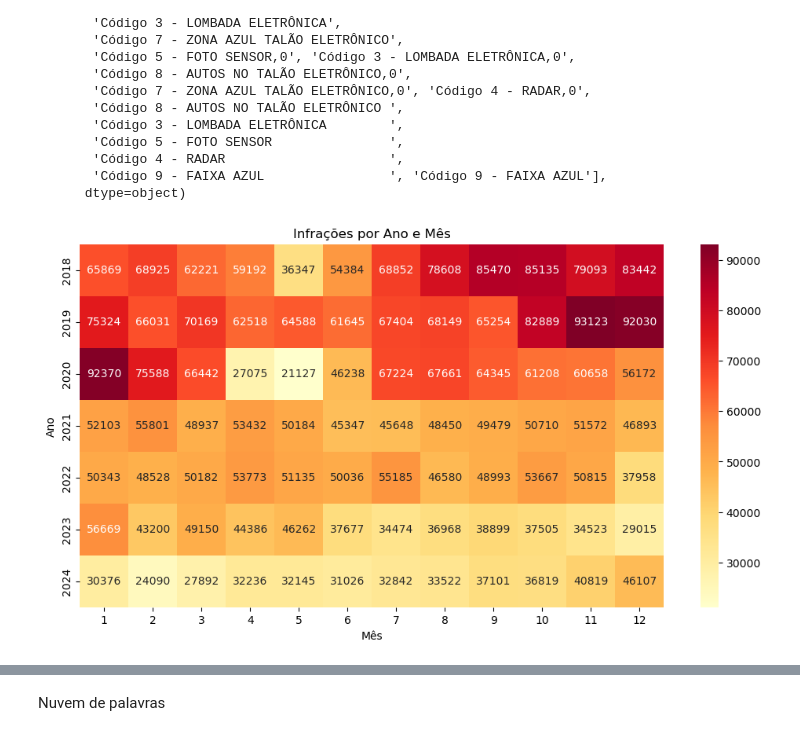
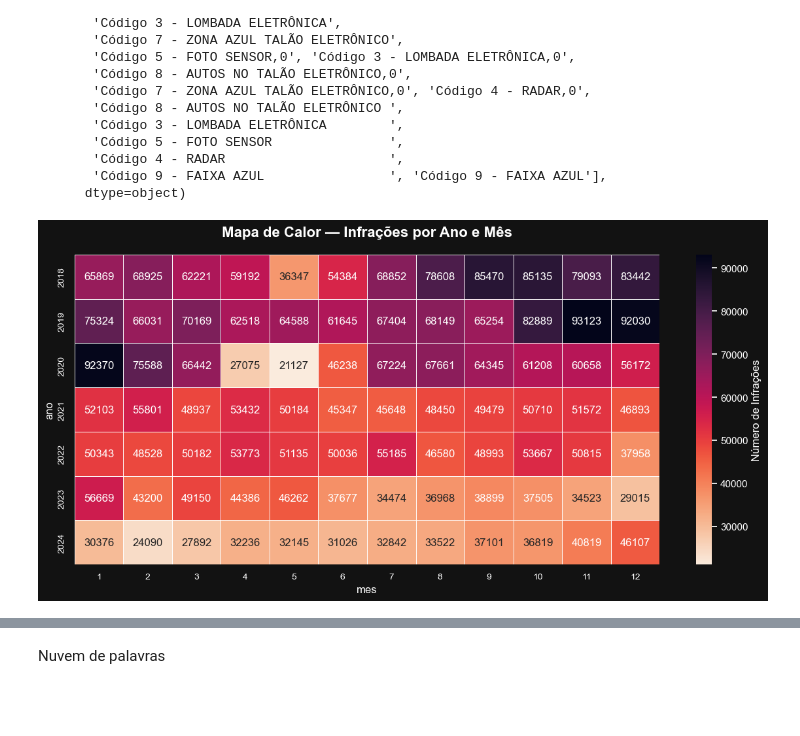
Before and after one commit to FlaviaCosta1037/analise_infracoes_transito, a Jupyter notebook: main.ipynb, the cells around one changed output, grey strips where cells are left out. Saved outputs shown, nothing was run; the diff lists cells and outputs as text; code cells hidden in the pictures; blank space fills up the shorter version.

```diff
--- a/main.ipynb
+++ b/main.ipynb
@@ -343,22 +342,45 @@ array(['Cdigo 8 - AUTOS NO TALO ELETRNICO',
        'Código 9 - FAIXA AZUL                ', 'Código 9 - FAIXA AZUL'],
       dtype=object)
 # %%
+sns.set_theme(style="whitegrid")
+plt.style.use("dark_background")
+
 heatmap_data = df.pivot_table(
     index='ano',
     columns='mes',
     values='infracao',
     aggfunc='count',
     fill_value=0
 )
 
-plt.figure(figsize=(12,6))
-sns.heatmap(heatmap_data, annot=True, fmt='d', cmap='YlOrRd')
-plt.title('Infrações por Ano e Mês')
-plt.xlabel('Mês')
-plt.ylabel('Ano')
+heatmap_data = heatmap_data.reindex(sorted(heatmap_data.columns), axis=1)
+
+plt.figure(figsize=(12, 6))
+
+ax = sns.heatmap(
+    heatmap_data,
+    annot=True,
+    fmt='d',
+    cmap='rocket_r',
+    linewidths=0.5,
+    cbar_kws={'label': 'Número de Infrações'}
+)
+
+ax.set_title(
+    'Mapa de Calor — Infrações por Ano e Mês',
+    fontsize=16,
+    pad=20,
+    weight='bold',
+    color='white',
+    loc='center'
+)
+ax.tick_params(colors='white', labelsize=10)
+
+ax.figure.set_facecolor('#121212')
+plt.tight_layout()
 plt.show()
 # %% [output]
-[figure, old version]
+[figure, new version]
 # %%
 infracoes_por_tipo = df['descricaoinfracao'].value_counts().nlargest(10).reset_index()
 infracoes_por_tipo.columns = ['infracao', 'quantidade']
```
Also changed, not shown: parts of 13 cells of this notebook.
